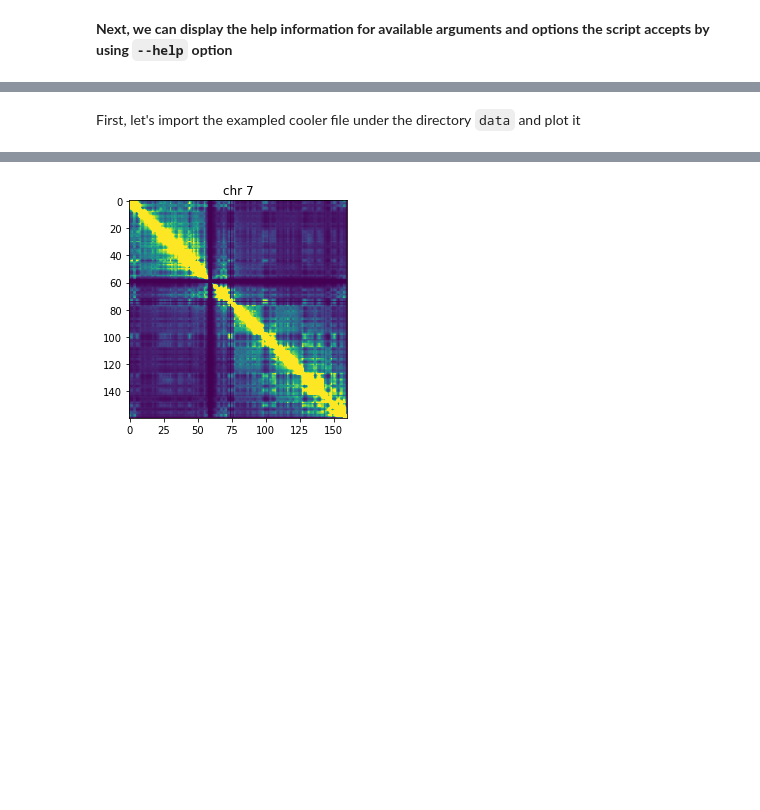
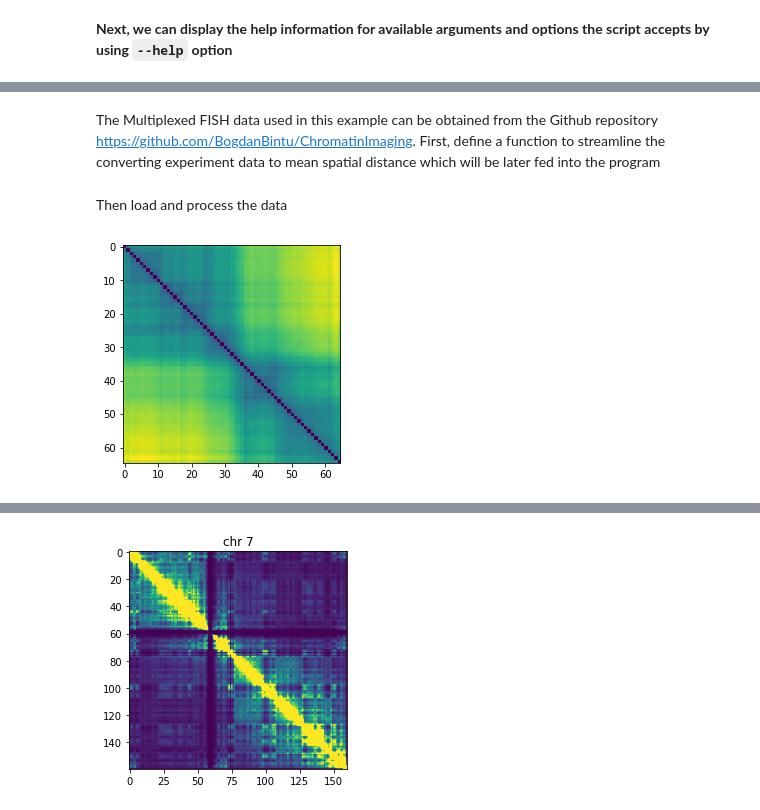
Before and after one commit to anyuzx/HIPPS-DIMES, a Jupyter notebook: walkthrough.ipynb, the cells around one changed output, grey strips where cells are left out. Drawn from its saved outputs; the diff is of its cells as text; code cells hidden in the pictures; blank space fills up the shorter version.

```diff
--- a/walkthrough.ipynb
+++ b/walkthrough.ipynb
@@ -104,2 +56,46 @@ import numpy as np
-# %% [markdown]
-First, let's import the exampled cooler file under the directory `data` and plot it
+# %% [markdown]
+The Multiplexed FISH data used in this example can be obtained from the Github repository https://github.com/BogdanBintu/ChromatinImaging. First, define a function to streamline the converting experiment data to mean spatial distance which will be later fed into the program
+# %%
+# helper functions
+def xyz2dmap(xyz, a):
+    """
+    Return distance map provided the xyz coordinates
+    """
+    return np.power(scipy.spatial.distance.squareform(scipy.spatial.distance.pdist(xyz)), a)
+
+def df2xyz(df):
+    xyz = df[['Z', 'X', 'Y']].values
+    return xyz
+
+def df2dmap(df):
+    xyz = df2xyz(df)
+    dmapsquare = xyz2dmap(xyz, 1.0)
+    return dmapsquare
+
+# define function to streamline the converting experiment data to mean spatial distance
+def data2dmap(fin):
+    df = pd.read_csv(fin, header=1)
+    grouped = df.groupby('Chromosome index')
+    xyz_exp_all = []
+    dmap_exp_all = []
+    for key in grouped.groups.keys():
+        xyz_exp_all.append(df2xyz(grouped.get_group(key)))
+        dmap_exp_all.append(df2dmap(grouped.get_group(key)))
+    xyz_exp_all = np.array(xyz_exp_all)
+    dmap_exp_all = np.array(dmap_exp_all)
+    dmap_exp_mean = np.nanmean(dmap_exp_all, axis=0)
+    return dmap_exp_mean
+# %% [markdown]
+Then load and process the data
+# %%
+imr90_chr21_28_30_dmap_mean = data2dmap('data/IMR90_chr21-28-30Mb.csv')
+
+# Plot the distance map
+fig, ax = plt.subplots()
+ax.imshow(imr90_chr21_28_30_dmap_mean)
+plt.show()
+
+# now save the result
+np.savetxt('data/IMR90_chr21-28-30Mb.dmap', imr90_chr21_28_30_dmap_mean)
+# %% [output]
+[figure, added]
```
Also changed, not shown: parts of 15 cells of this notebook, 2 other files.
